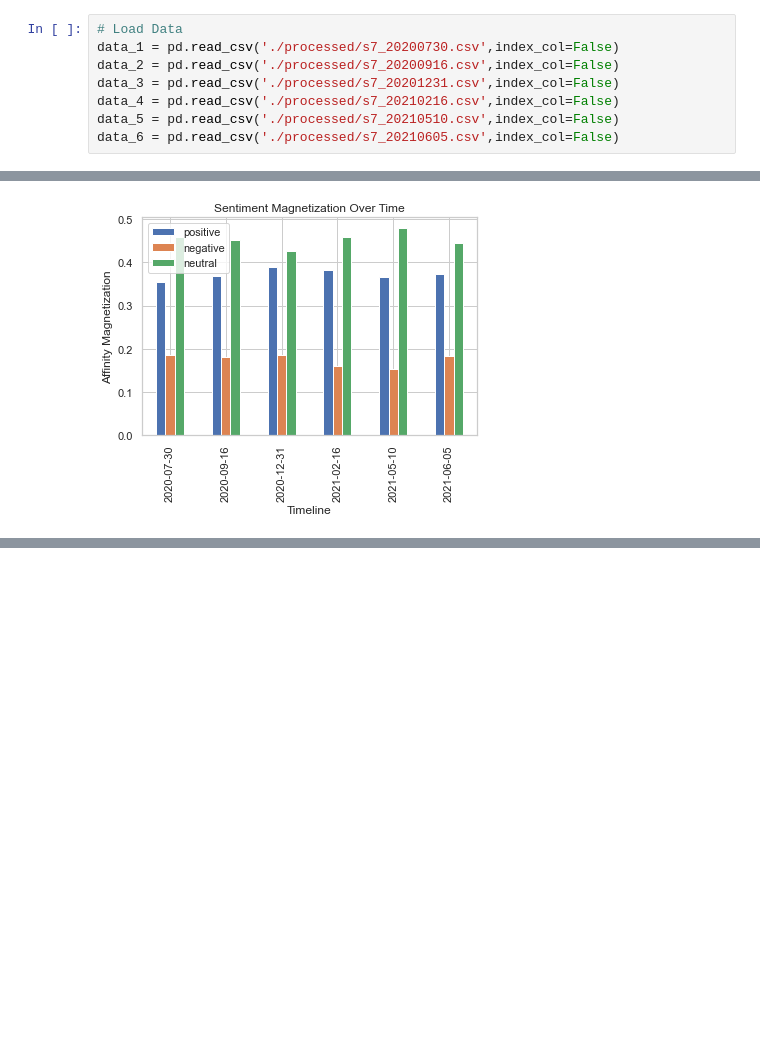
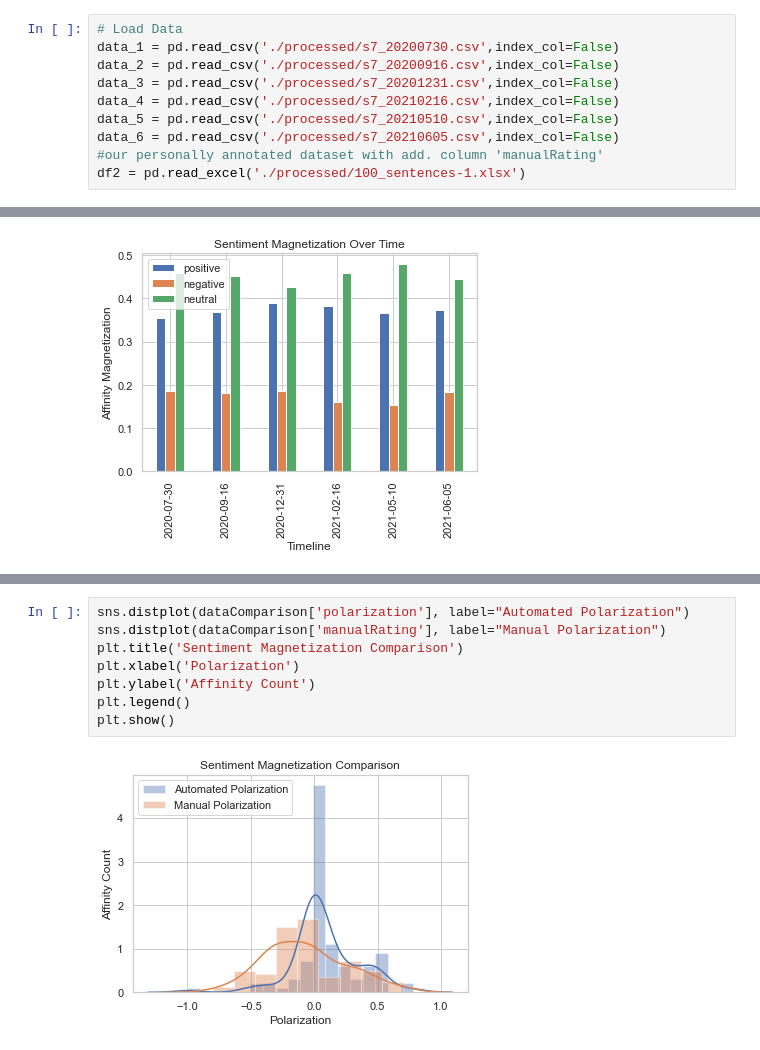
Before and after one commit to 0zyxel0/BDA_2021, a Jupyter notebook: BDA_Project.ipynb, the cells around one changed output, grey strips where cells are left out. Drawn from its saved outputs; the diff is of its cells as text; blank space fills up the shorter version.

```diff
--- a/BDA_Project.ipynb
+++ b/BDA_Project.ipynb
@@ -449,3 +737,5 @@ data_3 = pd.read_csv('./processed/s7_20201231.csv',index_col=False)
 data_4 = pd.read_csv('./processed/s7_20210216.csv',index_col=False)
 data_5 = pd.read_csv('./processed/s7_20210510.csv',index_col=False)
 data_6 = pd.read_csv('./processed/s7_20210605.csv',index_col=False)
+#our personally annotated dataset with add. column 'manualRating'
+df2 = pd.read_excel('./processed/100_sentences-1.xlsx')
@@ -513,0 +842,10 @@ plt.show()
+# %%
+sns.distplot(dataComparison['polarization'], label="Automated Polarization")
+sns.distplot(dataComparison['manualRating'], label="Manual Polarization")
+plt.title('Sentiment Magnetization Comparison')
+plt.xlabel('Polarization')
+plt.ylabel('Affinity Count')
+plt.legend()
+plt.show()
+# %% [output]
+[figure, added]
```
Also changed, not shown: parts of 30 cells of this notebook.
